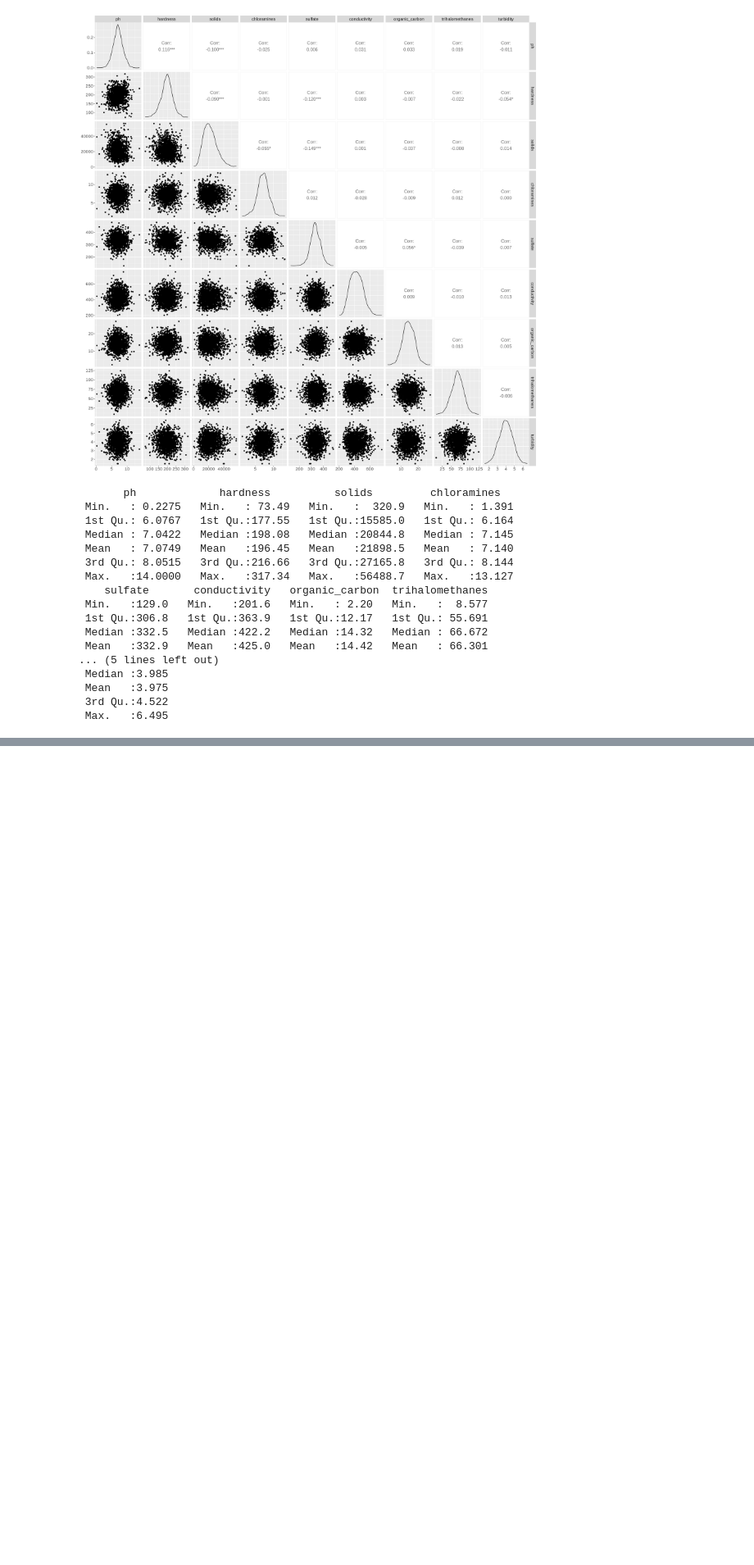
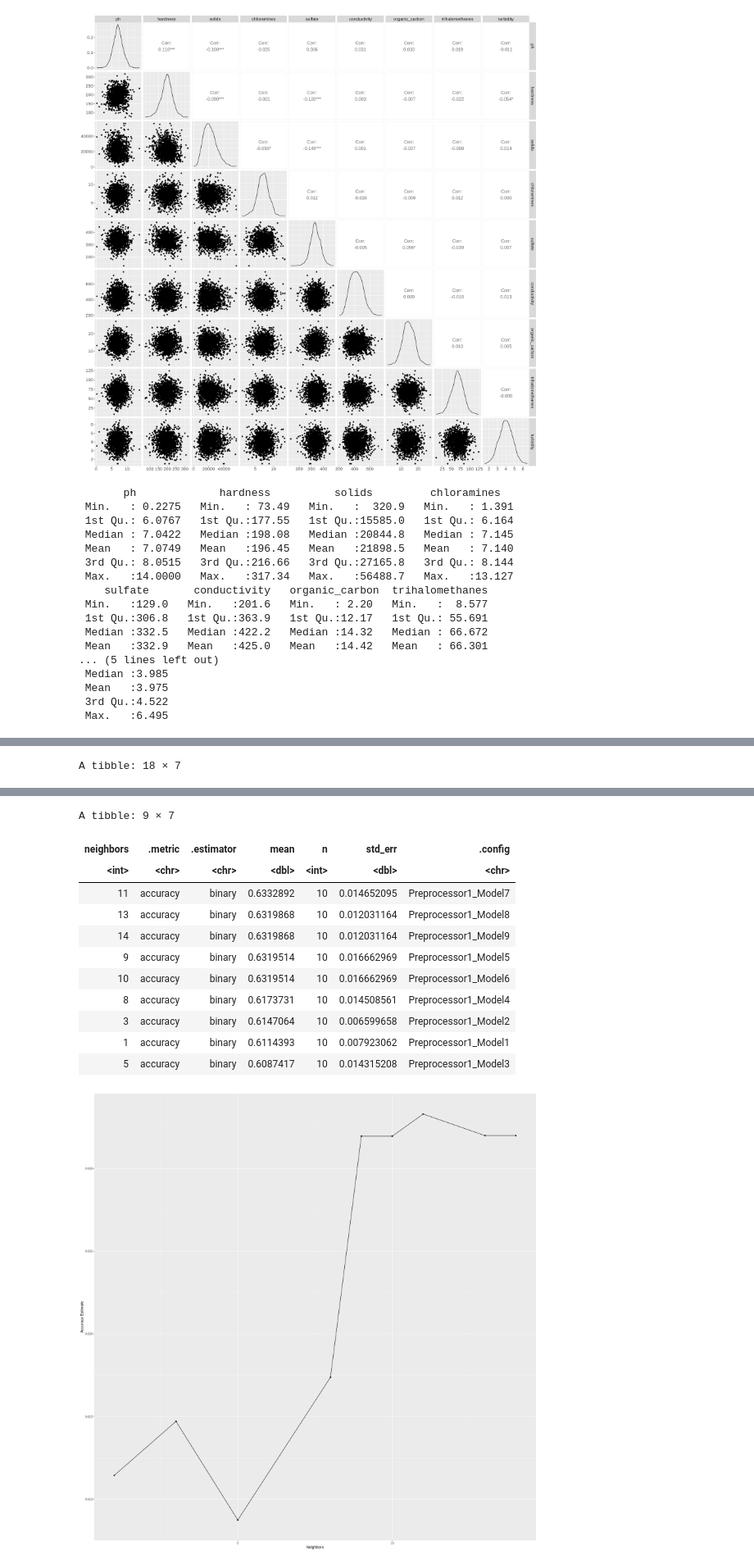
Before and after one commit to kashish1928/Dsci100_Group93_, a Jupyter notebook: Group-Project-Report.ipynb, the cells around one changed output, grey strips where cells are left out. Shown at 82% size. Cells and saved outputs as stored; diff of their text form; code cells hidden in the pictures; blank space fills up the shorter version.

```diff
--- a/Group-Project-Report.ipynb
+++ b/Group-Project-Report.ipynb
@@ -122,0 +192,65 @@ summary(water_train)
+# %%
+# # Specify the model for v-fold cross validation
+# # neighbors = tune() is used when we want to test the accuracies for a range of different parameter values.
+# knn_spec <- nearest_neighbor(weight_func = "rectangular", neighbors = tune()) |>
+#   set_engine("kknn") |>
+#   set_mode("classification")
+
+# set.seed(1)
+# knn_results <- workflow() |>
+#   add_recipe(cancer_recipe) |>
+#   add_model(knn_spec) |>
+#   tune_grid(resamples = cancer_vfold, grid = 10) |>
+#   collect_metrics()
+# knn_results
+
+# accuracies <- knn_results |>
+#   filter(.metric == "accuracy")
+
+# ---------------------------------------------------------------------------------------------
+# Now check for most optimal accuracy (usually the highest and most stable one) by plotting them
+# ---------------------------------------------------------------------------------------------
+
+# # Plot of k values against their respective accuracies
+# cross_val_plot <- accuracies |>
+#     ggplot(aes(x = neighbors, y = mean)) +
+#     geom_point() +
+#     geom_line() +
+#     labs(x = "Neighbors", y = "Accuracy Estimate") +
+#     theme(text = element_text(size = 20))
+set.seed(2023)
+
+
+water_vfold <- vfold_cv(water_train, v = 10, strata = potability)
+
+water_recipe <- recipe(potability ~ ., data = water_train) |>
+    step_scale(all_predictors()) |>
+    step_center(all_predictors())
+
+knn_spec <- nearest_neighbor(weight_func = "rectangular", neighbors = tune()) |>
+    set_engine("kknn") |>
+    set_mode("classification")
+
+knn_results <- workflow() |>
+    add_recipe(water_recipe) |>
+    add_model(knn_spec) |>
+    tune_grid(resamples = water_vfold, grid = 10) |>
+    collect_metrics()
+
+knn_results
+
+accuracies <- knn_results |>
+  filter(.metric == "accuracy") |>
+  arrange(desc(mean))
+
+accuracies
+
+accuracy_vs_k <- ggplot(accuracies, aes(x = neighbors, y = mean)) +
+  geom_point() +
+  geom_line() +
+  labs(x = "Neighbors", y = "Accuracy Estimate") +
+  theme(text = element_text(size = 12))
+
+accuracy_vs_k
+# %% [output]
+A tibble: 18 × 7
@@ -122,0 +275,13 @@ summary(water_train)
+A tibble: 9 × 7
+| neighbors | .metric | .estimator | mean | n | std_err | .config |
+| <int> | <chr> | <chr> | <dbl> | <int> | <dbl> | <chr> |
+| 11 | accuracy | binary | 0.6332892 | 10 | 0.014652095 | Preprocessor1_Model7 |
+| 13 | accuracy | binary | 0.6319868 | 10 | 0.012031164 | Preprocessor1_Model8 |
+| 14 | accuracy | binary | 0.6319868 | 10 | 0.012031164 | Preprocessor1_Model9 |
+| 9 | accuracy | binary | 0.6319514 | 10 | 0.016662969 | Preprocessor1_Model5 |
+| 10 | accuracy | binary | 0.6319514 | 10 | 0.016662969 | Preprocessor1_Model6 |
+| 8 | accuracy | binary | 0.6173731 | 10 | 0.014508561 | Preprocessor1_Model4 |
+| 3 | accuracy | binary | 0.6147064 | 10 | 0.006599658 | Preprocessor1_Model2 |
+| 1 | accuracy | binary | 0.6114393 | 10 | 0.007923062 | Preprocessor1_Model1 |
+| 5 | accuracy | binary | 0.6087417 | 10 | 0.014315208 | Preprocessor1_Model3 |
+[figure, added]
```
Also changed, not shown: parts of 6 cells of this notebook.
